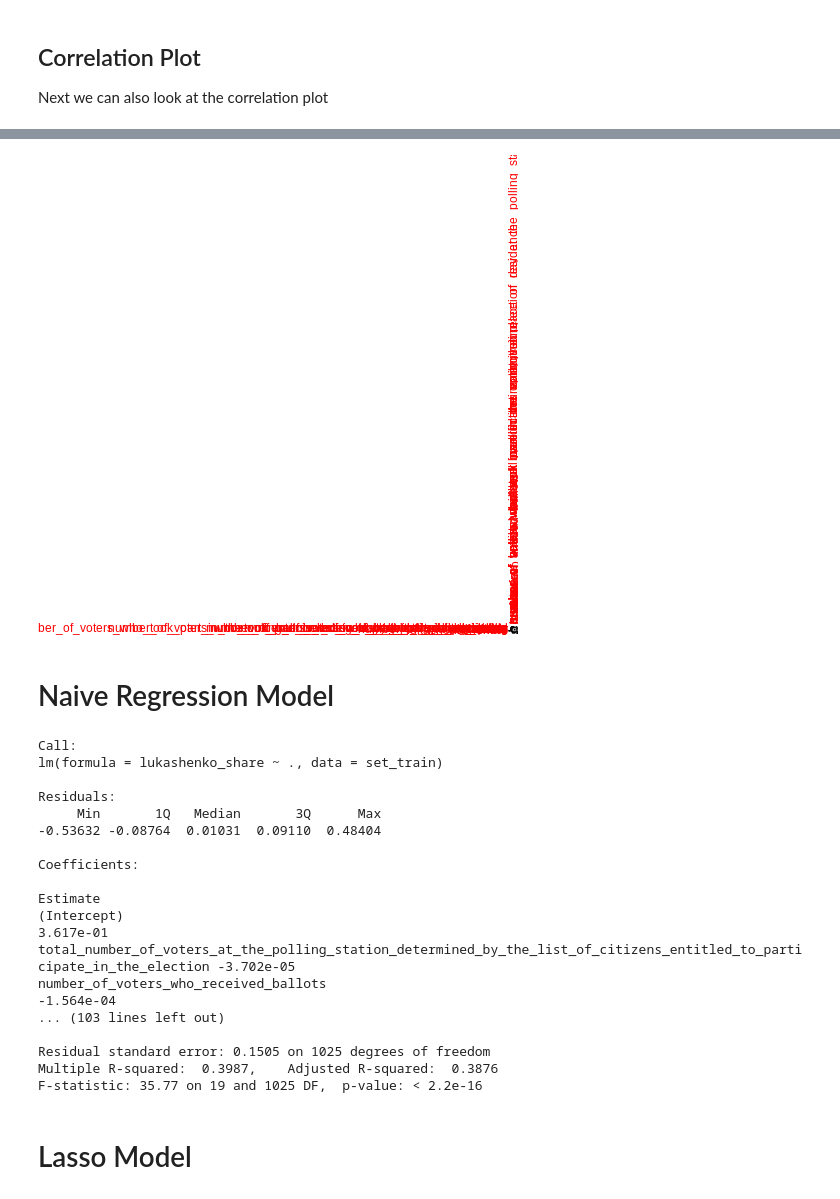
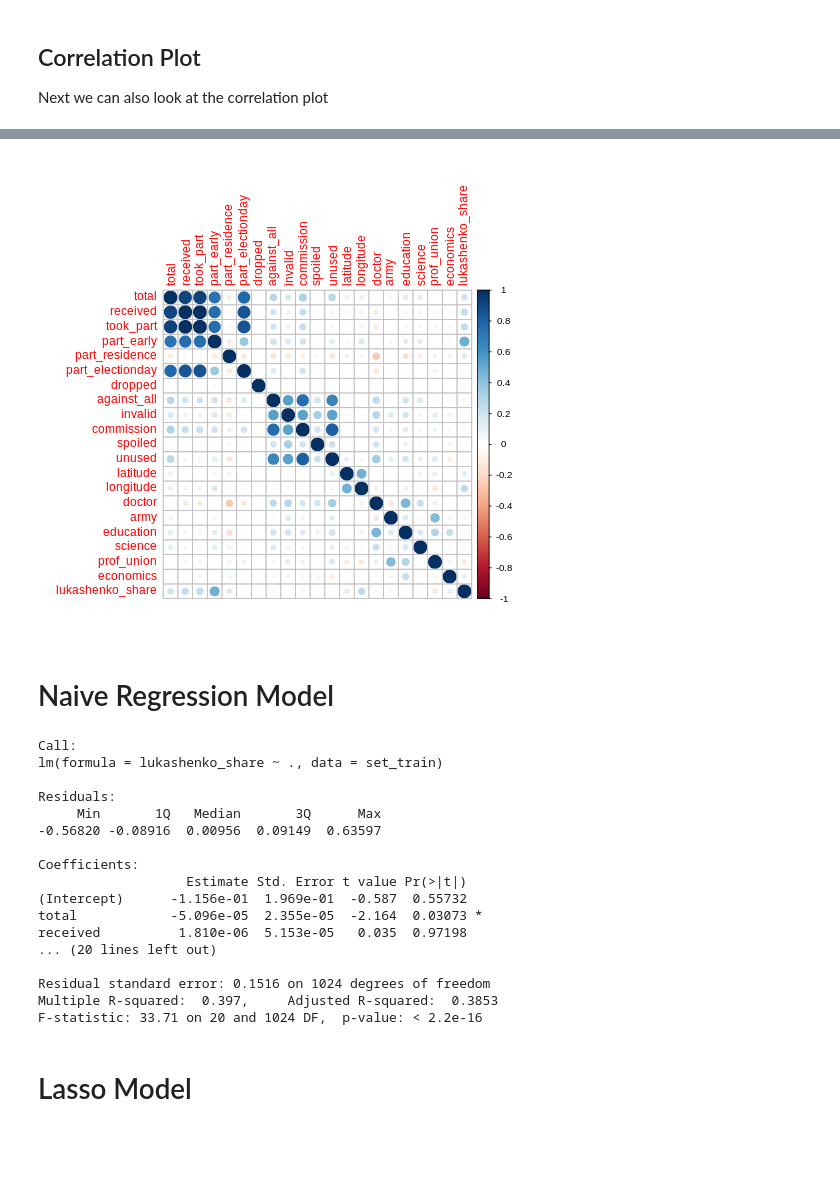
Before and after one commit to danielsaggau/Elections-Belarus, a Jupyter notebook: Belarus_ML_Full_Analysis.ipynb, the cells around one changed output, grey strips where cells are left out. Cells and saved outputs as stored; diff of their text form; code cells hidden in the pictures; blank space fills up the shorter version.

```diff
--- a/Belarus_ML_Full_Analysis.ipynb
+++ b/Belarus_ML_Full_Analysis.ipynb
@@ -257,3 +365,11 @@ R[write to console]: Loading required package: TeachingDemos
 In the first step, we split the data into training and test set.
 We use a split of 0.66.
 For reference, we are using a slightly modified dataset here because we use regression as a categorical variable and not use dummies for each region due to the limited number of observations which prove to be inconvient for subsequent regression analysis. Irrespective, we will later on look at geospatial voting information to get a more fine grained picture of what the geospatial variation looks like.
+# %%
+%%R
+data = read_excel("df_merge_d.xlsx")
+data = select(data, -c("region_no_region", "number_of_votes_against_a_candidate_if_voting_was_held_on_one_candidate","...1" )) # removed due to too few observations
+data = select(data, -c("region_brestskaya","region_gomelskaya","region_grodnenskaya", "region_minsk","region_miskaya","region_mogilevskaya","region_vitebskaya")) # removed due to too few observations ill suited for cross validation
+data = select(data, -c("Dmitriev","Kanopatskaya","Lukashenko","Tikhanovskaya","Cherechen"))
+ colnames(data)[1:12] = c("total", "received","took_part","part_early","part_residence","part_electionday", "dropped","against_all","invalid","commission","spoiled","unused")
+ skim(data)
@@ -260,25 +396,12 @@ For reference, we are using a slightly modified dataset here because we use regr
 # %%
 %%R
-data <- read_excel("df_merge_d.xlsx",
-     col_types = c("numeric", "text", "numeric",  "numeric", "numeric", "numeric",
-         "numeric", "numeric", "numeric",   "numeric", "numeric", "numeric",
-         "numeric", "skip", "numeric", "skip",
-         "numeric", "numeric", "numeric",
-         "numeric", "numeric", "numeric",
-         "numeric", "numeric", "numeric",
-         "numeric", "numeric", "numeric",
-         "numeric"))
-
-#data <- read_excel("df_merge_d.xlsx")
-data = data[-(9:13)] # removing
-data = data[-(1:2)] # removing name of obs
 
 p = ncol(data) -1
 n <- nrow(data)
-set.seed(12)
+
 ind_train = sample(x = 1:n, size = ceiling(0.66 * n))
 set_train = data[ind_train,]
 ind_test = setdiff(x=1:n, ind_train)
 set_test = data[ind_test,]
-head(data)
+skim(set_train)
 # %% [output]
@@ -363,9 +444,9 @@ R[write to console]: corrplot 0.84 loaded
 # %%
 %%R
-correl = cor(data[-(1:2)])
+correl = cor(data)
 corrplot(correl)
 # %% [output]
-[figure, old version]
+[figure, new version]
 # %% [markdown]
 # Naive Regression Model
 # %%
@@ -378,18 +459,18 @@ lm(formula = lukashenko_share ~ ., data = set_train)
 
 Residuals:
      Min       1Q   Median       3Q      Max
--0.53632 -0.08764  0.01031  0.09110  0.48404
+-0.56820 -0.08916  0.00956  0.09149  0.63597
 
 Coefficients:
-                                                                                                                           Estimate
-(Intercept)                                                                                                               3.617e-01
-total_number_of_voters_at_the_polling_station_determined_by_the_list_of_citizens_entitled_to_participate_in_the_election -3.702e-05
-number_of_voters_who_received_ballots                                                                                    -1.564e-04
-... (103 lines left out)
+                   Estimate Std. Error t value Pr(>|t|)
+(Intercept)      -1.156e-01  1.969e-01  -0.587  0.55732
+total            -5.096e-05  2.355e-05  -2.164  0.03073 *
+received          1.810e-06  5.153e-05   0.035  0.97198
+... (20 lines left out)
 
-Residual standard error: 0.1505 on 1025 degrees of freedom
-Multiple R-squared:  0.3987,    Adjusted R-squared:  0.3876
-F-statistic: 35.77 on 19 and 1025 DF,  p-value: < 2.2e-16
+Residual standard error: 0.1516 on 1024 degrees of freedom
+Multiple R-squared:  0.397,     Adjusted R-squared:  0.3853
+F-statistic: 33.71 on 20 and 1024 DF,  p-value: < 2.2e-16
 # %% [markdown]
 # Lasso Model
 # %%
```
Also changed, not shown: parts of 34 cells of this notebook.
